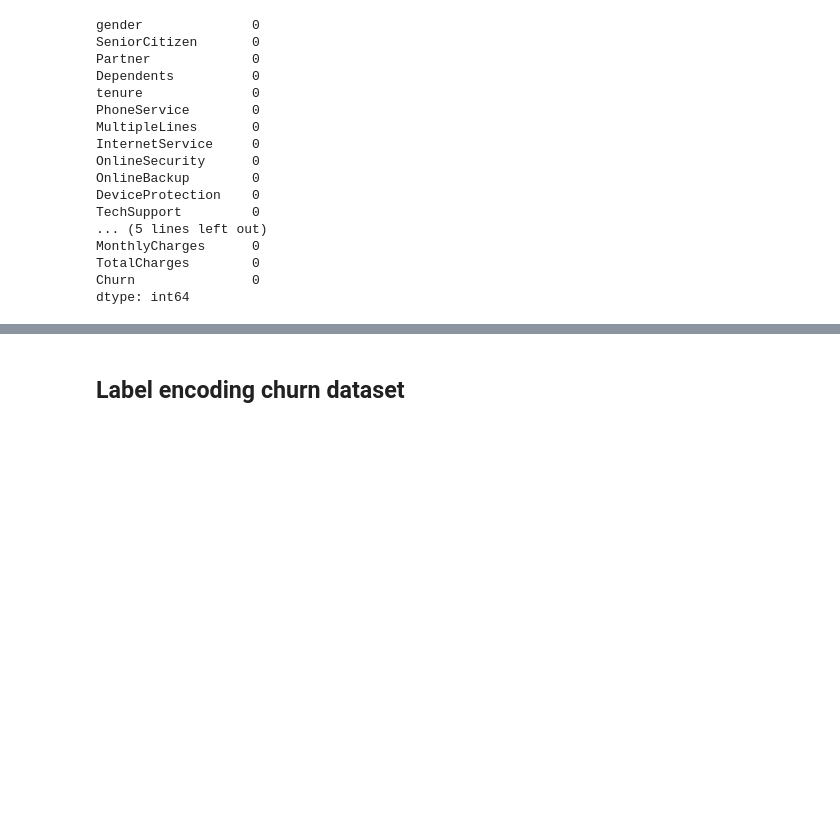
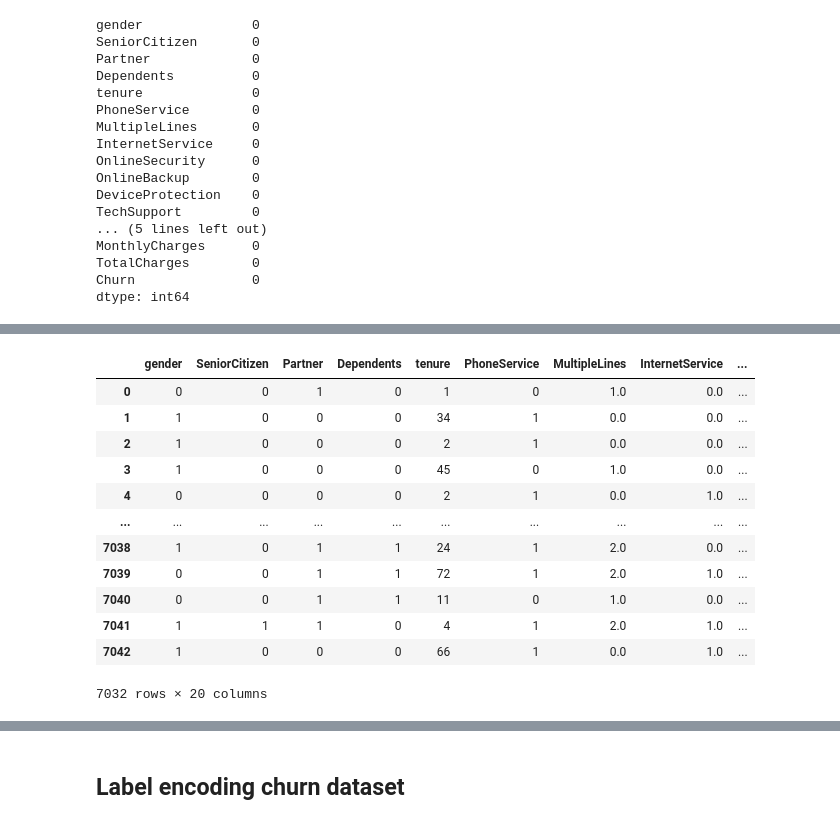
Before and after one commit to Shankar0x/MultiStackClassifier, a Jupyter notebook: multistack.ipynb, the cells around one changed output, grey strips where cells are left out. Drawn from its saved outputs; the diff is of its cells as text; code cells hidden in the pictures; blank space fills up the shorter version.

Commit message:
Added dataset and made a lot of prog

```diff
--- a/multistack.ipynb
+++ b/multistack.ipynb
@@ -8,7 +8,8 @@ warnings.filterwarnings('ignore')
 # %% [markdown]
 ## Dataset-1: Telco Customer Churn
 # %%
-df = pd.read_csv('Dataset/WA_Fn-UseC_-Telco-Customer-Churn.csv')
+url = 'https://raw.githubusercontent.com/Shankar0x/MultiStackClassifier/main/Dataset/WA_Fn-UseC_-Telco-Customer-Churn.csv'
+df = pd.read_csv(url)
 # %%
 df
 # %% [output]
@@ -113,0 +117,10 @@ dtype: int64
+# %%
+from sklearn import preprocessing
+LE = preprocessing.LabelBinarizer()
+df['gender'] = LE.fit_transform(list(df['gender']))
+df['SeniorCitizen'] = LE.fit_transform(list(df['SeniorCitizen']))
+df['Partner'] = LE.fit_transform(list(df['Partner']))
+df['Dependents'] = LE.fit_transform(list(df['Dependents']))
+df['PhoneService'] = LE.fit_transform(list(df['PhoneService']))
+df['PaperlessBilling'] = LE.fit_transform(list(df['PaperlessBilling']))
+df.head()
@@ -113,0 +134,29 @@ dtype: int64
+# %%
+import numpy as np
+from sklearn.preprocessing import OrdinalEncoder
+OE=OrdinalEncoder()
+df['MultipleLines']= OE.fit_transform(df.MultipleLines.values.reshape(-1,1))
+df['InternetService'] = OE.fit_transform(df.InternetService.values.reshape(-1,1))
+df['OnlineSecurity'] = OE.fit_transform(df.OnlineSecurity.values.reshape(-1,1))
+df['OnlineBackup']=OE.fit_transform(df.OnlineBackup.values.reshape(-1,1))
+df['DeviceProtection'] = OE.fit_transform(df.DeviceProtection.values.reshape(-1,1))
+df['TechSupport'] = OE.fit_transform(df.TechSupport.values.reshape(-1,1))
+df['StreamingTV']= OE.fit_transform(df.StreamingTV.values.reshape(-1,1))
+df['StreamingMovies'] = OE.fit_transform(df.StreamingMovies.values.reshape(-1,1))
+df['Contract']=OE.fit_transform(df.Contract.values.reshape(-1,1))
+df['PaymentMethod']= OE.fit_transform(df.PaymentMethod.values.reshape(-1,1))
+df
+# %% [output]
+|  | gender | SeniorCitizen | Partner | Dependents | tenure | PhoneService | MultipleLines | InternetService | ... |
+| 0 | 0 | 0 | 1 | 0 | 1 | 0 | 1.0 | 0.0 | ... |
+| 1 | 1 | 0 | 0 | 0 | 34 | 1 | 0.0 | 0.0 | ... |
+| 2 | 1 | 0 | 0 | 0 | 2 | 1 | 0.0 | 0.0 | ... |
+| 3 | 1 | 0 | 0 | 0 | 45 | 0 | 1.0 | 0.0 | ... |
+| 4 | 0 | 0 | 0 | 0 | 2 | 1 | 0.0 | 1.0 | ... |
+| ... | ... | ... | ... | ... | ... | ... | ... | ... | ... |
+| 7038 | 1 | 0 | 1 | 1 | 24 | 1 | 2.0 | 0.0 | ... |
+| 7039 | 0 | 0 | 1 | 1 | 72 | 1 | 2.0 | 1.0 | ... |
+| 7040 | 0 | 0 | 1 | 1 | 11 | 0 | 1.0 | 0.0 | ... |
+| 7041 | 1 | 1 | 1 | 0 | 4 | 1 | 2.0 | 1.0 | ... |
+| 7042 | 1 | 0 | 0 | 0 | 66 | 1 | 0.0 | 1.0 | ... |
+7032 rows × 20 columns
```
Also changed, not shown: parts of 26 cells of this notebook, 1 other file.
